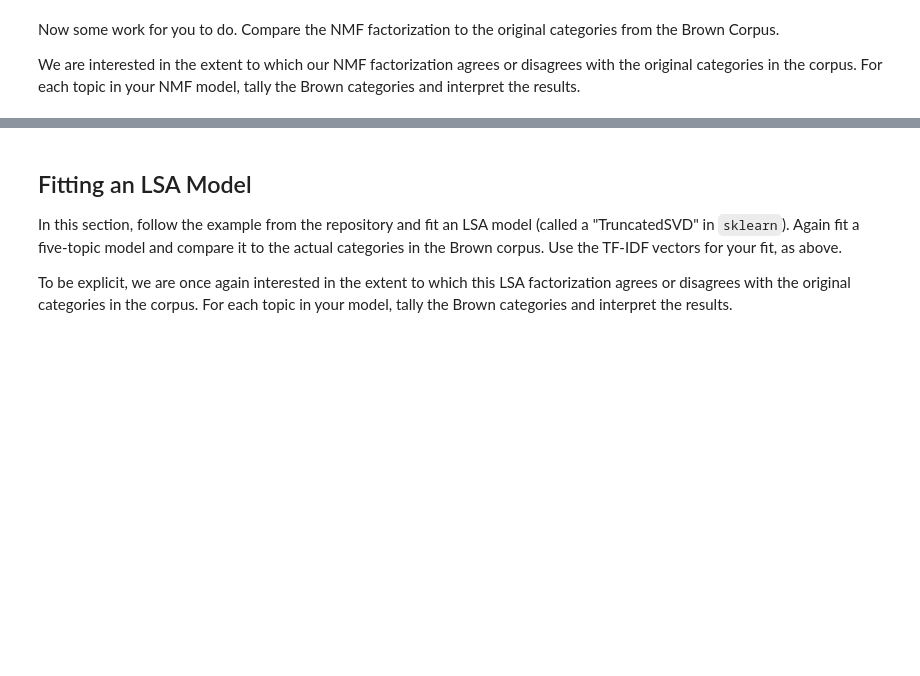
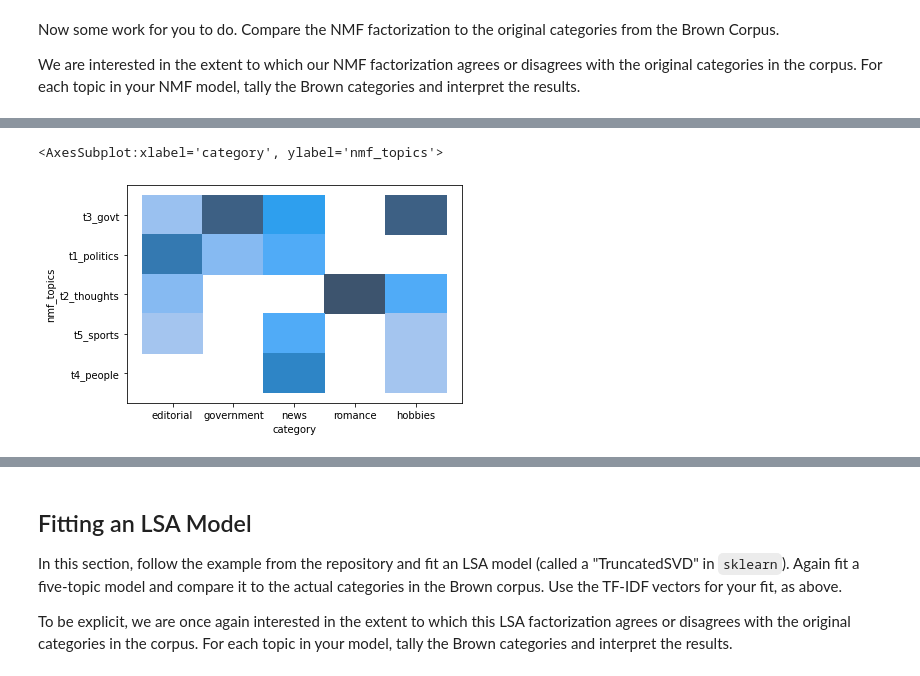
Before and after one commit to stephenkuc/ads509-topicmodeling, a Jupyter notebook: Topic Modeling.ipynb, the cells around one changed output, grey strips where cells are left out. Saved outputs shown, nothing was run; the diff lists cells and outputs as text; code cells hidden in the pictures; blank space fills up the shorter version.

Commit message:
Comparisons with original categories
added code to compare derived topics with original categories

```diff
--- a/Topic Modeling.ipynb
+++ b/Topic Modeling.ipynb
@@ -235,3 +206,0 @@ def top_feats_in_doc(Xtr, features, top_n=25):
-# %%
-tfidf_text_vectors_edi = tfidf_text_vectorizer.fit_transform(df.loc[df.category == 'editorial']['text'])
-tfidf_text_vectors_edi.toarray()
@@ -262,5 +206,0 @@ hob_df = df.loc[df.category == 'hobbies']
-# %%
-
-
-tfidf_text_vectors_edi = tfidf_text_vectorizer.fit_transform(df.loc[df.category == 'editorial']['text'])
-tfidf_text_vectors_gov = tfidf_text_vectorizer.fit_transform(df.loc[df.category == 'government']['text'])
@@ -320,0 +227,12 @@ dtype: object
+# %%
+feat_names = tfidf_text_vectorizer.get_feature_names_out()
+weights_nmf = H_text_matrix
+
+nmf_topics = []
+
+topics = get_topics_terms_weights(weights_nmf, feat_names)
+
+for row in range(len(df['text'])):
+    nmf_topics.append(topics[np.argmax(W_text_matrix[row])][0][0])
+
+df['nmf_topics'] = nmf_topics
@@ -321 +248,25 @@ dtype: object
+# %%
+# this doesn't quite give the topic name; but the top word per topic
+# let's assign each word its correct topic
+
+# mr - topic1 - politics
+# said - topic2 - thoughts/actions
+# state - topic3 - government
+# mrs - topic4 - people
+# game - topic5 - sports
+
+df.loc[df['nmf_topics'] == "mr", "nmf_topics"] = "t1_politics"
+df.loc[df['nmf_topics'] == "said", "nmf_topics"] = "t2_thoughts"
+df.loc[df['nmf_topics'] == "state", "nmf_topics"] = "t3_govt"
+df.loc[df['nmf_topics'] == "mrs", "nmf_topics"] = "t4_people"
+df.loc[df['nmf_topics'] == "game", "nmf_topics"] = "t5_sports"
+# %%
+# viewing just nmf_topics and its corresponding topic via nmf_topics
+
+import seaborn as sns
+
+sns.histplot(binwidth = 1, x = "category", y = "nmf_topics", data = df, stat = "count", multiple = "dodge")
+# %% [output]
+<AxesSubplot:xlabel='category', ylabel='nmf_topics'>
+[figure, added]
 # %% [markdown]
```
Also changed, not shown: parts of 40 cells of this notebook.
